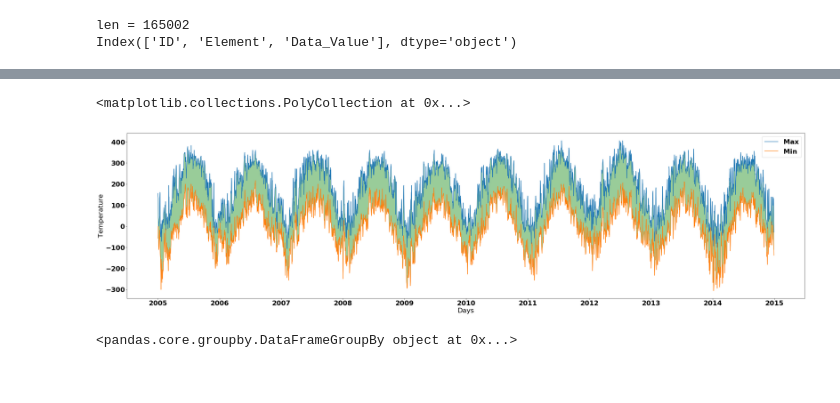
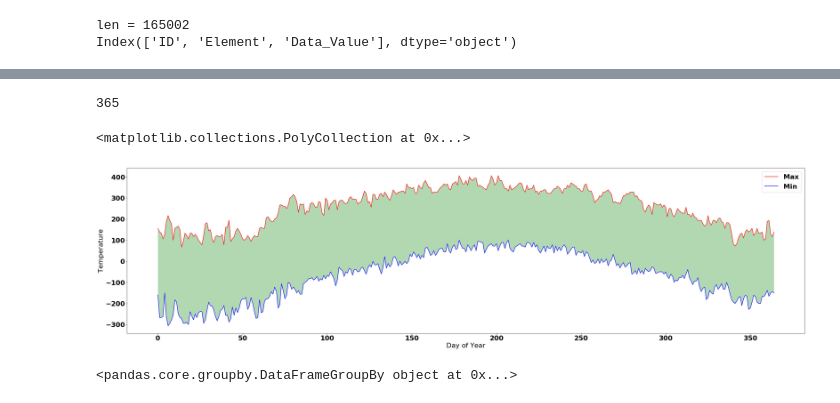
Before and after one commit to Johan-Liebert1/DataScienceSpecialization, a Jupyter notebook: 2 Applied Plotting, Charting & Data Representation in Python/Assignment2.ipynb, the cells around one changed output, grey strips where cells are left out. Cells and saved outputs as stored; diff of their text form; code cells hidden in the pictures.

```diff
--- a/2 Applied Plotting, Charting & Data Representation in Python/Assignment2.ipynb
+++ b/2 Applied Plotting, Charting & Data Representation in Python/Assignment2.ipynb
@@ -107,3 +91,26 @@ from matplotlib import pyplot as plt
+# %%
+max10yearstemp = []
+min10yearstemp = []
+
+
+temp = [max_temps[365 * i:365 * i + 365] for i in range(10)]
+
+for i in range(len(temp[0])):
+    newtemp = [temp[j][i] for j in range(len(temp))]
+    max10yearstemp.append(max(newtemp))
+
+temp = [min_temps[365 * i:365 * i + 365] for i in range(10)]
+
+for i in range(len(temp[0])):
+    newtemp = [temp[j][i] for j in range(len(temp))]
+    min10yearstemp.append(min(newtemp))
+
+max10yearstemp = np.array(max10yearstemp)
+min10yearstemp = np.array(min10yearstemp)
+
+len(max10yearstemp)
+# %% [output]
+365
 # %%
 font = {'family' : 'arial',
         'size'   : 22}
@@ -111,20 +118,20 @@ font = {'family' : 'arial',
 matplotlib.rc('font', **font)
 # %%
 plt.figure(figsize=(40,10))
-plt.plot(dates,max_temps,label='Max')
-plt.plot(dates,min_temps,label='Min')
-plt.xlabel("Days")
+plt.plot([i for i in range(365)], max10yearstemp, label='Max', color='red')
+plt.plot([i for i in range(365)], min10yearstemp, label='Min', color='blue')
+plt.xlabel("Day of Year")
 plt.ylabel("Temperature")
 plt.legend()
 
 # fill the area between the max and min temp data
-plt.gca().fill_between(dates,
-                       max_temps, min_temps,
+plt.gca().fill_between([i for i in range(365)],
+                       max10yearstemp, min10yearstemp,
                        facecolor='green',
-                       alpha=0.4)
+                       alpha=0.3)
 # %% [output]
 <matplotlib.collections.PolyCollection at 0x...>
-[figure, old version]
+[figure, new version]
 # %%
 df2015 = pd.read_csv(data_path)
 df2015['Date'] = pd.to_datetime(df2015['Date'])
```
Also changed, not shown: parts of 6 cells of this notebook.
